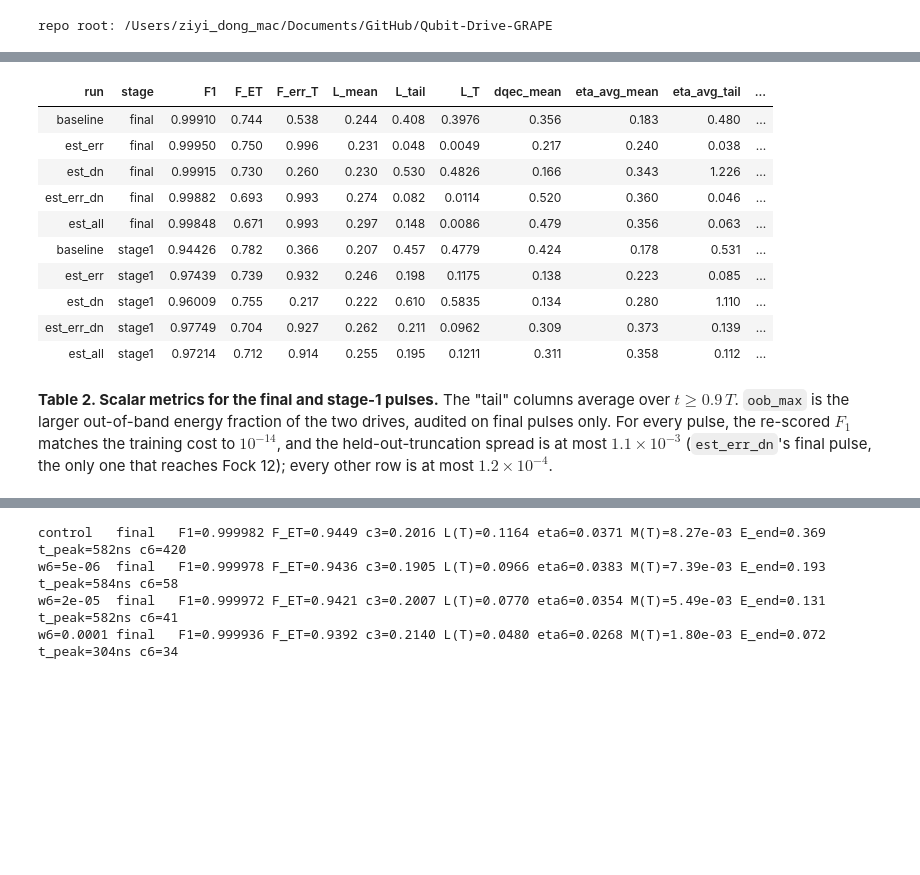
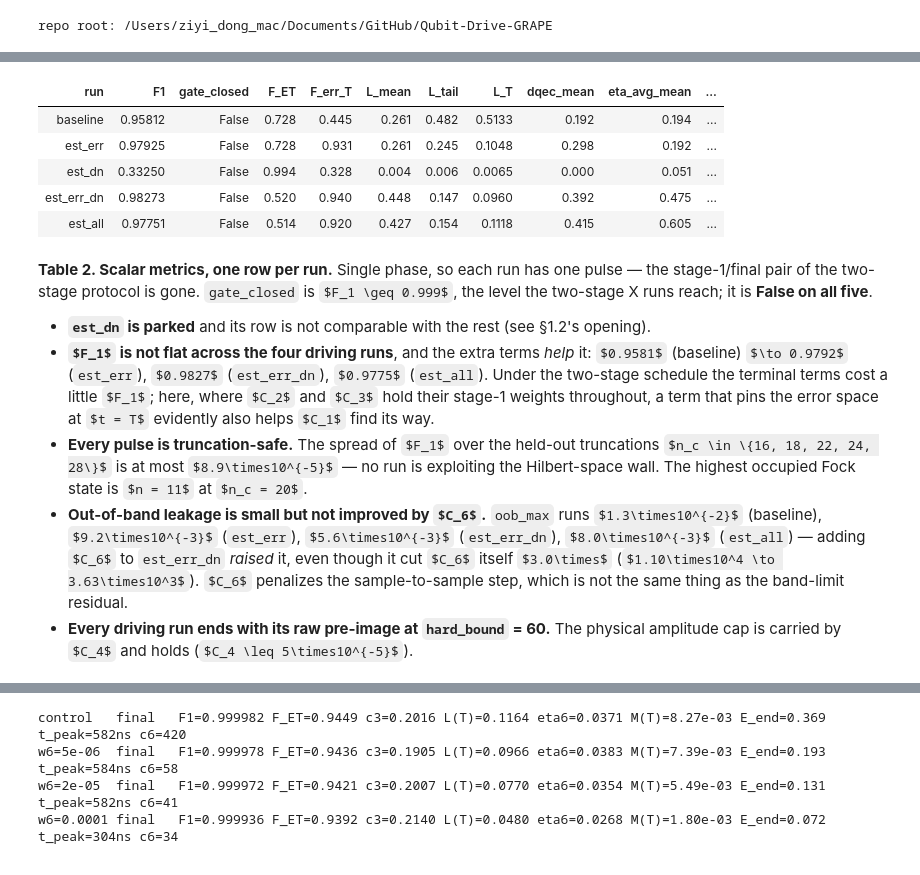
Before and after one commit to curiousCATla/Qubit-Drive-GRAPE, a Jupyter notebook: est_optimization.ipynb, the cells around one changed output, grey strips where cells are left out. Drawn from its saved outputs; the diff is of its cells as text; code cells hidden in the pictures; some formulas as TeX source; blank space fills up the shorter version.

```diff
--- a/est_optimization.ipynb
+++ b/est_optimization.ipynb
@@ -172,27 +196,30 @@ from EST import smoke_new_terms as snt
 for _mod in (kitten_code, grape_eigh, train_est_eigh, cnt, snt):
     importlib.reload(_mod)
 
-NT_RUNS = ["baseline", "est_err", "est_dn", "est_err_dn", "est_all"]
-NT_LABEL = {"baseline": "baseline (est_experiments §9.2)", "est_err": r"+ $C_{\rm err}$",
+NT_RUNS = [label for label, _ in cnt.RUNS]
+NT_LABEL = {"baseline": r"baseline ($C_1$-$C_4$)", "est_err": r"+ $C_{\rm err}$",
             "est_dn": r"+ $C_5$", "est_err_dn": r"+ $C_{\rm err}$ + $C_5$",
             "est_all": r"+ $C_{\rm err}$ + $C_5$ + $C_6$"}
 NT_COLOR = {"baseline": "#1f1f1f", "est_err": "#2a78d6", "est_dn": "#eb6834",
             "est_err_dn": "#1baf7a", "est_all": "#eda100"}
 NT_LS = {"baseline": "-", "est_err": "-", "est_dn": "--", "est_err_dn": "-.", "est_all": ":"}
-# The 500-it scan over the six est_experiments §9 seeds that reach a gate. The seed-6-only scan it
-# replaced stays frozen in tables/est_newterms_smoke_X_seed6.csv.
+# The single-phase scan: 1000 it over the six est_experiments §9 seeds, plus a freshly trained
+# single-phase control per seed. The two-stage scans it replaced stay frozen in
+# tables/est_newterms_smoke_X_6seeds.csv and tables/est_newterms_smoke_X_seed6.csv.
 NT_SCAN_CSV = snt.CSV_PATH
 NT_CHOSEN = {"err": 0.3, "dn": 3.0}      # the weights the §1.2 full runs use
 
-nt_missing = [v for v in NT_RUNS[1:]
-              if not os.path.exists(os.path.join(PULSE_DIR, f"u_X_{v}_seed6.npy"))]
+# The baseline is a trained run now, so it is checked like the rest.
+nt_missing = [stem for _, stem in cnt.RUNS
+              if not os.path.exists(os.path.join(PULSE_DIR, f"u_X_{stem}.npy"))]
 nt_have = not nt_missing
 nt_scan_have = os.path.exists(NT_SCAN_CSV)
 if not nt_have:
     print("§1.2 full runs missing; generate with:")
-    for v in NT_RUNS[1:]:
+    for v in ("est", "est_err", "est_dn", "est_err_dn", "est_all"):
         print(f"  OMP_NUM_THREADS=2 python EST/train_est_eigh.py --gate X --variant {v} "
-              "--seed 6 --maxiter 2000 --w-err 0.3 --w-dn 3 --tag seed6")
+              f"--stages 1 --seed {cnt.SEED} --maxiter {cnt.MAXITER} "
+              f"--w-err 0.3 --w-dn 3 --tag {cnt.TAG}")
     print("  python EST/compare_new_terms.py")
 if not nt_scan_have:
     print("§1.1 six-seed weight scan missing; generate with:")
@@ -271,7 +298,8 @@ if nt_scan_have:
     fig.legend(handles=handles, loc="lower center", ncol=3, frameon=False, fontsize=9,
                bbox_to_anchor=(0.5, -0.07))
     fig.suptitle("Figure 1a. Weight scan: X gate, seeds "
-                 + ", ".join(str(s) for s in snt.SEEDS) + ", 500 it/stage", fontsize=11)
+                 + ", ".join(str(s) for s in snt.SEEDS)
+                 + f", {snt.MAXITER} it, single phase", fontsize=11)
     fig.tight_layout(rect=(0, 0.04, 1, 0.96))
     fig6a_path = os.path.join(FIG_DIR, "fig6a_newterms_scan_X.png")
     fig.savefig(fig6a_path, dpi=160, bbox_inches="tight")
@@ -281,4 +309,9 @@ if nt_scan_have:
     parked = scan[(scan.term != "control") & (scan.progress <= 0.5)]
     print("parked scan cells (term, weight, seed):",
           list(parked[["term", "weight", "seed"]].itertuples(index=False, name=None)))
+    # Third tier: drove clear of the parked trap but never reached a gate. Under
+    # single-phase training this is where most cells are expected to sit.
+    n_closed = int(scan.gate_closed.astype(bool).sum())
+    print(f"cells that close the gate (F1 >= {snt.F1_MIN}): {n_closed}/{len(scan)}"
+          f"   |  control F1 range: {scan_ctrl.F1.min():.4f}-{scan_ctrl.F1.max():.4f}")
 # %% [output]
@@ -362,32 +403,42 @@ training report at $n_c = 20$, and Eqs. 6–8 through the independent eigh propa
 # %%
-# Table 2: scalar metrics, final pulses first, then the stage-1 pulses.
+# Table 2: scalar metrics, one row per run. Single phase, so there is no
+# stage-1/final pair; `gate_closed` is F1 >= 0.999, the two-stage X level.
 if nt_have:
-    T19_COLS = ["run", "stage", "F1", "F_ET", "F_err_T", "L_mean", "L_tail", "L_T",
+    T19_COLS = ["run", "F1", "gate_closed", "F_ET", "F_err_T", "L_mean", "L_tail", "L_T",
                 "dqec_mean", "eta_avg_mean", "eta_avg_tail", "c6", "oob_max", "max_active_fock"]
-    t19 = (nt.assign(_run=nt.run.map({r: i for i, r in enumerate(NT_RUNS)}),
-                     _stage=(nt.stage == "stage1"))
-             .sort_values(["_stage", "_run"])[T19_COLS])
+    t19 = (nt.assign(_run=nt.run.map({r: i for i, r in enumerate(NT_RUNS)}))
+             .sort_values("_run")[T19_COLS])
     display(t19.style.format({
         "F1": "{:.5f}", "F_ET": "{:.3f}", "F_err_T": "{:.3f}", "L_mean": "{:.3f}",
         "L_tail": "{:.3f}", "L_T": "{:.4f}", "dqec_mean": "{:.3f}", "eta_avg_mean": "{:.3f}",
         "eta_avg_tail": "{:.3f}", "c6": "{:.0f}", "oob_max": "{:.1e}"}, na_rep="-")
         .hide(axis="index"))
 # %% [output]
-| run | stage | F1 | F_ET | F_err_T | L_mean | L_tail | L_T | dqec_mean | eta_avg_mean | eta_avg_tail | ... |
-| baseline | final | 0.99910 | 0.744 | 0.538 | 0.244 | 0.408 | 0.3976 | 0.356 | 0.183 | 0.480 | ... |
-| est_err | final | 0.99950 | 0.750 | 0.996 | 0.231 | 0.048 | 0.0049 | 0.217 | 0.240 | 0.038 | ... |
-| est_dn | final | 0.99915 | 0.730 | 0.260 | 0.230 | 0.530 | 0.4826 | 0.166 | 0.343 | 1.226 | ... |
-| est_err_dn | final | 0.99882 | 0.693 | 0.993 | 0.274 | 0.082 | 0.0114 | 0.520 | 0.360 | 0.046 | ... |
-| est_all | final | 0.99848 | 0.671 | 0.993 | 0.297 | 0.148 | 0.0086 | 0.479 | 0.356 | 0.063 | ... |
-| baseline | stage1 | 0.94426 | 0.782 | 0.366 | 0.207 | 0.457 | 0.4779 | 0.424 | 0.178 | 0.531 | ... |
-| est_err | stage1 | 0.97439 | 0.739 | 0.932 | 0.246 | 0.198 | 0.1175 | 0.138 | 0.223 | 0.085 | ... |
-| est_dn | stage1 | 0.96009 | 0.755 | 0.217 | 0.222 | 0.610 | 0.5835 | 0.134 | 0.280 | 1.110 | ... |
-| est_err_dn | stage1 | 0.97749 | 0.704 | 0.927 | 0.262 | 0.211 | 0.0962 | 0.309 | 0.373 | 0.139 | ... |
-| est_all | stage1 | 0.97214 | 0.712 | 0.914 | 0.255 | 0.195 | 0.1211 | 0.311 | 0.358 | 0.112 | ... |
+| run | F1 | gate_closed | F_ET | F_err_T | L_mean | L_tail | L_T | dqec_mean | eta_avg_mean | ... |
+| baseline | 0.95812 | False | 0.728 | 0.445 | 0.261 | 0.482 | 0.5133 | 0.192 | 0.194 | ... |
+| est_err | 0.97925 | False | 0.728 | 0.931 | 0.261 | 0.245 | 0.1048 | 0.298 | 0.192 | ... |
+| est_dn | 0.33250 | False | 0.994 | 0.328 | 0.004 | 0.006 | 0.0065 | 0.000 | 0.051 | ... |
+| est_err_dn | 0.98273 | False | 0.520 | 0.940 | 0.448 | 0.147 | 0.0960 | 0.392 | 0.475 | ... |
+| est_all | 0.97751 | False | 0.514 | 0.920 | 0.427 | 0.154 | 0.1118 | 0.415 | 0.605 | ... |
 # %% [markdown]
-**Table 2. Scalar metrics for the final and stage-1 pulses.** The "tail" columns average over
-$t \ge 0.9\,T$. `oob_max` is the larger out-of-band energy fraction of the two drives, audited
-on final pulses only. For every pulse, the re-scored $F_1$ matches the training cost to
-$10^{-14}$, and the held-out-truncation spread is at most $1.1\times10^{-3}$ (`est_err_dn`'s final
-pulse, the only one that reaches Fock 12); every other row is at most $1.2\times10^{-4}$.
+**Table 2. Scalar metrics, one row per run.** Single phase, so each run has one pulse — the
+stage-1/final pair of the two-stage protocol is gone. `gate_closed` is $F_1 \geq 0.999$, the
+level the two-stage X runs reach; it is **False on all five**.
+
+- **`est_dn` is parked** and its row is not comparable with the rest (see §1.2's opening).
+- **$F_1$ is not flat across the four driving runs**, and the extra terms *help* it:
+  $0.9581$ (baseline) $\to 0.9792$ (`est_err`), $0.9827$ (`est_err_dn`), $0.9775$ (`est_all`).
+  Under the two-stage schedule the terminal terms cost a little $F_1$; here, where $C_2$ and
+  $C_3$ hold their stage-1 weights throughout, a term that pins the error space at $t = T$
+  evidently also helps $C_1$ find its way.
+- **Every pulse is truncation-safe.** The spread of $F_1$ over the held-out truncations
+  $n_c \in \{16, 18, 22, 24, 28\}$ is at most $8.9\times10^{-5}$ — no run is exploiting the
+  Hilbert-space wall. The highest occupied Fock state is $n = 11$ at $n_c = 20$.
+- **Out-of-band leakage is small but not improved by $C_6$.** `oob_max` runs $1.3\times10^{-2}$
+  (baseline), $9.2\times10^{-3}$ (`est_err`), $5.6\times10^{-3}$ (`est_err_dn`),
+  $8.0\times10^{-3}$ (`est_all`) — adding $C_6$ to `est_err_dn` *raised* it, even though it cut
+  $C_6$ itself $3.0\times$ ($1.10\times10^4 \to 3.63\times10^3$). $C_6$ penalizes the
+  sample-to-sample step, which is not the same thing as the band-limit residual.
+- **Every driving run ends with its raw pre-image at `hard_bound` = 60.** The physical amplitude
+  cap is carried by $C_4$ and holds ($C_4 \leq 5\times10^{-5}$).
 # %%
```
Also changed, not shown: parts of 12 cells of this notebook, 31 other files.
